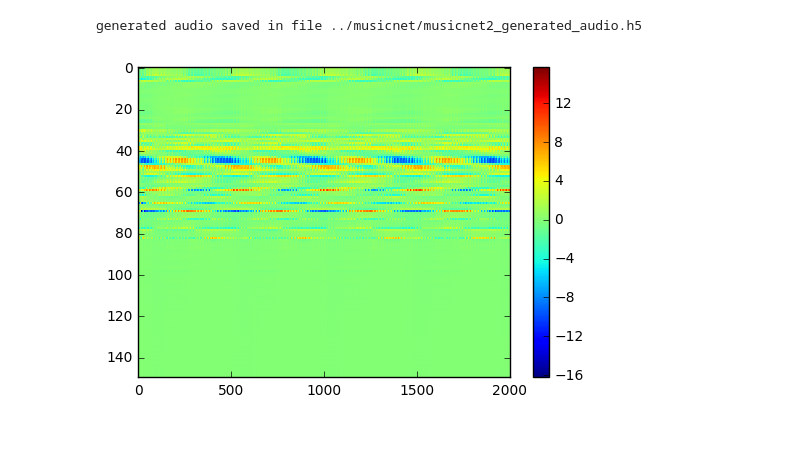
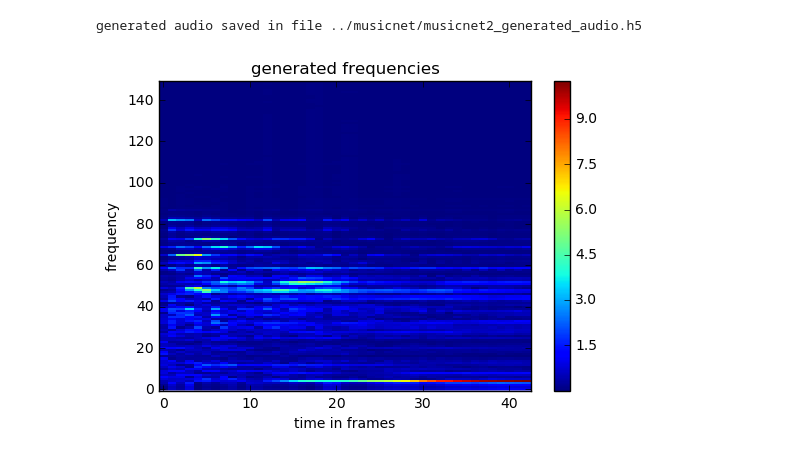
Before and after one commit to christoph26/tensorflow-wavenet, a Jupyter notebook: notebooks/evaluate_results.ipynb, the cells around one changed output. Drawn from its saved outputs; the diff is of its cells as text; code cells hidden in the pictures.

```diff
--- a/notebooks/evaluate_results.ipynb
+++ b/notebooks/evaluate_results.ipynb
@@ -16,16 +16,14 @@ import matplotlib.pyplot as plt
 #freq = preprocess.load_pca('../data/musicnet_pca_reduced.h5', coeff_file='../data/Beethoven_only_2322_generated.h5')
 #audio = preprocess.load_freq(freq
 # %%
-sample_freq = 44100
 pca = preprocess.Audio_PCA()
 normalized = True
-audio_length = 120 * sample_freq
+audio_length = 120 * 16000
 
 #h5f = h5py.File('../musicnet/musicnet_extracted.h5','r') #stride 512, alle musicnet samples
 #h5f = h5py.File('../musicnet/musicnet2_extracted.h5','r') #stride 2048, nur piano samples
 #h5f = h5py.File('../musicnet/musicnet_normalized_extracted.h5','r') #stride 2048, nur piano samples
 h5f = h5py.File('../musicnet/musicnet2_normalized_extracted.h5','r') #stride 512, nur piano samples
-
 pca.components_ = h5f["pca/components_"].value
 pca.mean_ = h5f["pca/mean_"].value
 
@@ -36,8 +34,8 @@ if normalized:
 #h5f_coeff = h5py.File('../musicnet/musicnet_pca_generated.h5', 'r')
 #h5f_coeff = h5py.File('../musicnet/musicnet2_pca_generated.h5', 'r')
 #h5f_coeff = h5py.File('../musicnet/musicnet_pca_normalized_generated.h5', 'r')
-#h5f_coeff = h5py.File('../musicnet/musicnet2_pca_normalized_generated.h5', 'r')
-h5f_coeff = h5py.File('../musicnet/musicnet2_pca_normalized_experiment_generated.h5','r')
+h5f_coeff = h5py.File('../musicnet/musicnet2_pca_normalized_generated.h5', 'r')
+
 
 coeff = h5f_coeff["generated"].value
 h5f_coeff.close()
@@ -53,13 +51,13 @@ h5f_coeff.close()
 #plt.legend()
 #print(loss.mean())
 
-if not normalized:
-    coeff = coeff * var
-    coeff = coeff + mean
+#if not normalized:
+#    coeff = coeff * var
+#    coeff = coeff + mean
 
 freq_output = pca.inverse_transform(coeff)
 audio = preprocess.load_freq({'generated': freq_output},abs_value=False)["generated"]
-Audio(audio[:audio_length], rate=sample_freq)
+Audio(audio[:audio_length], rate=44100)#44100)
 # %% [output]
 frequencies of file generated converted into audio signal
 [interactive output not drawn]
@@ -73,8 +79,12 @@ print "generated audio saved in file "+ output_file_location
 # %% [output]
 generated audio saved in file ../musicnet/musicnet2_generated_audio.h5
 # %%
-plt.imshow(np.real(freq_output[:int(120*sample_freq/2048)]).T, aspect='auto', interpolation='none')
+plt.imshow(np.abs(freq_output[:int(2*44100/2048)]).T, aspect='auto', interpolation='none')
 plt.colorbar()
+plt.title('generated frequencies')
+plt.xlabel('time in frames')
+plt.ylabel('frequency')
+plt.gca().invert_yaxis()
 plt.show()
 # %% [output]
-[figure, old version]
+[figure, new version]
```
Also changed, not shown: parts of 1 cell of this notebook, 4 other files.
